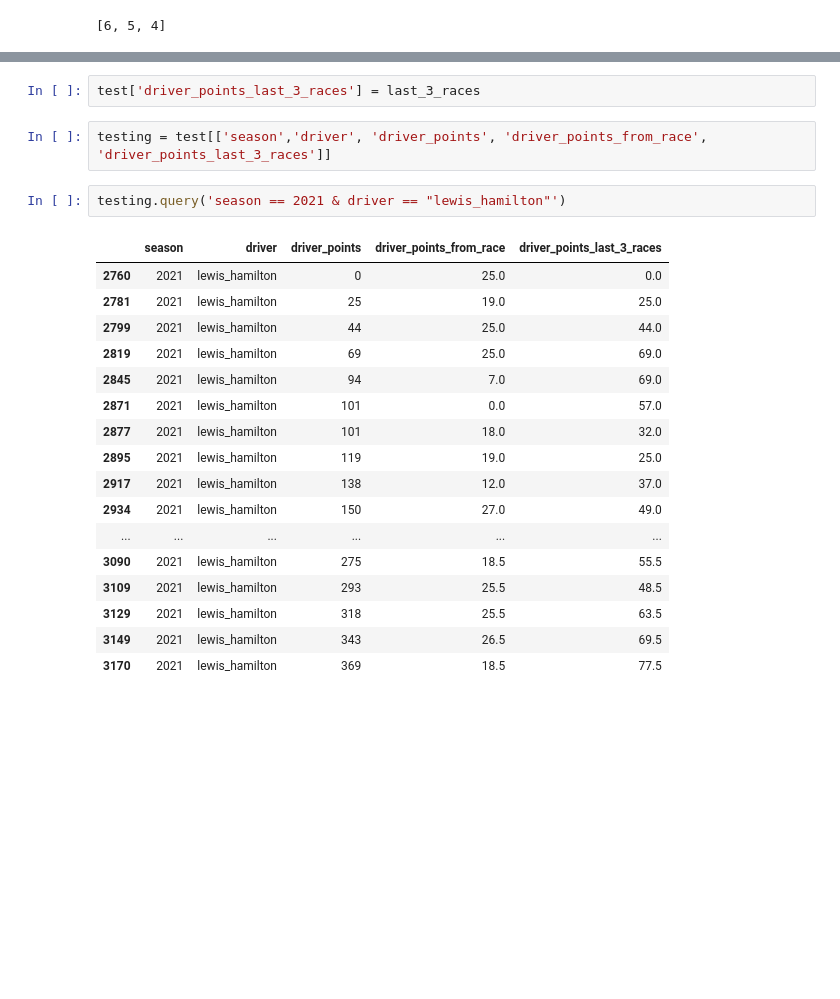
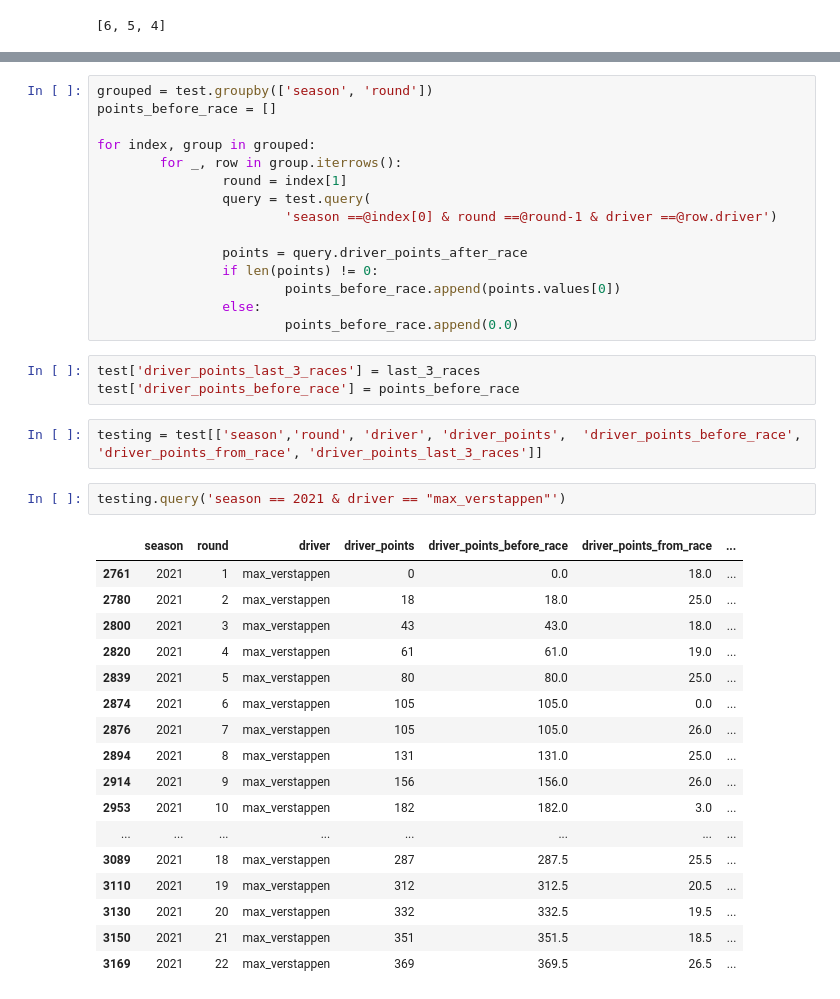
Before and after one commit to ollyjc99/f1-analytics, a Jupyter notebook: data processing/data-processing.ipynb, the cells around one changed output, grey strips where cells are left out. Saved outputs shown, nothing was run; the diff lists cells and outputs as text; blank space fills up the shorter version.

```diff
--- a/data processing/data-processing.ipynb
+++ b/data processing/data-processing.ipynb
@@ -93,24 +75,40 @@ for index, group in grouped:
+# %%
+grouped = test.groupby(['season', 'round'])
+points_before_race = []
+
+for index, group in grouped:
+        for _, row in group.iterrows():
+                round = index[1]
+                query = test.query(
+                        'season ==@index[0] & round ==@round-1 & driver ==@row.driver')
+
+                points = query.driver_points_after_race
+                if len(points) != 0:
+                        points_before_race.append(points.values[0])
+                else:
+                        points_before_race.append(0.0)
 # %%
 test['driver_points_last_3_races'] = last_3_races
+test['driver_points_before_race'] = points_before_race
 # %%
-testing = test[['season','driver', 'driver_points', 'driver_points_from_race', 'driver_points_last_3_races']]
+testing = test[['season','round', 'driver', 'driver_points',  'driver_points_before_race', 'driver_points_from_race', 'driver_points_last_3_races']]
 # %%
-testing.query('season == 2021 & driver == "lewis_hamilton"')
+testing.query('season == 2021 & driver == "max_verstappen"')
 # %% [output]
-|  | season | driver | driver_points | driver_points_from_race | driver_points_last_3_races |
-| 2760 | 2021 | lewis_hamilton | 0 | 25.0 | 0.0 |
-| 2781 | 2021 | lewis_hamilton | 25 | 19.0 | 25.0 |
-| 2799 | 2021 | lewis_hamilton | 44 | 25.0 | 44.0 |
-| 2819 | 2021 | lewis_hamilton | 69 | 25.0 | 69.0 |
-| 2845 | 2021 | lewis_hamilton | 94 | 7.0 | 69.0 |
-| 2871 | 2021 | lewis_hamilton | 101 | 0.0 | 57.0 |
-| 2877 | 2021 | lewis_hamilton | 101 | 18.0 | 32.0 |
-| 2895 | 2021 | lewis_hamilton | 119 | 19.0 | 25.0 |
-| 2917 | 2021 | lewis_hamilton | 138 | 12.0 | 37.0 |
-| 2934 | 2021 | lewis_hamilton | 150 | 27.0 | 49.0 |
-| ... | ... | ... | ... | ... | ... |
-| 3090 | 2021 | lewis_hamilton | 275 | 18.5 | 55.5 |
-| 3109 | 2021 | lewis_hamilton | 293 | 25.5 | 48.5 |
-| 3129 | 2021 | lewis_hamilton | 318 | 25.5 | 63.5 |
-| 3149 | 2021 | lewis_hamilton | 343 | 26.5 | 69.5 |
-| 3170 | 2021 | lewis_hamilton | 369 | 18.5 | 77.5 |
+|  | season | round | driver | driver_points | driver_points_before_race | driver_points_from_race | ... |
+| 2761 | 2021 | 1 | max_verstappen | 0 | 0.0 | 18.0 | ... |
+| 2780 | 2021 | 2 | max_verstappen | 18 | 18.0 | 25.0 | ... |
+| 2800 | 2021 | 3 | max_verstappen | 43 | 43.0 | 18.0 | ... |
+| 2820 | 2021 | 4 | max_verstappen | 61 | 61.0 | 19.0 | ... |
+| 2839 | 2021 | 5 | max_verstappen | 80 | 80.0 | 25.0 | ... |
+| 2874 | 2021 | 6 | max_verstappen | 105 | 105.0 | 0.0 | ... |
+| 2876 | 2021 | 7 | max_verstappen | 105 | 105.0 | 26.0 | ... |
+| 2894 | 2021 | 8 | max_verstappen | 131 | 131.0 | 25.0 | ... |
+| 2914 | 2021 | 9 | max_verstappen | 156 | 156.0 | 26.0 | ... |
+| 2953 | 2021 | 10 | max_verstappen | 182 | 182.0 | 3.0 | ... |
+| ... | ... | ... | ... | ... | ... | ... | ... |
+| 3089 | 2021 | 18 | max_verstappen | 287 | 287.5 | 25.5 | ... |
+| 3110 | 2021 | 19 | max_verstappen | 312 | 312.5 | 20.5 | ... |
+| 3130 | 2021 | 20 | max_verstappen | 332 | 332.5 | 19.5 | ... |
+| 3150 | 2021 | 21 | max_verstappen | 351 | 351.5 | 18.5 | ... |
+| 3169 | 2021 | 22 | max_verstappen | 369 | 369.5 | 26.5 | ... |
```
Also changed, not shown: parts of 2 cells of this notebook.
